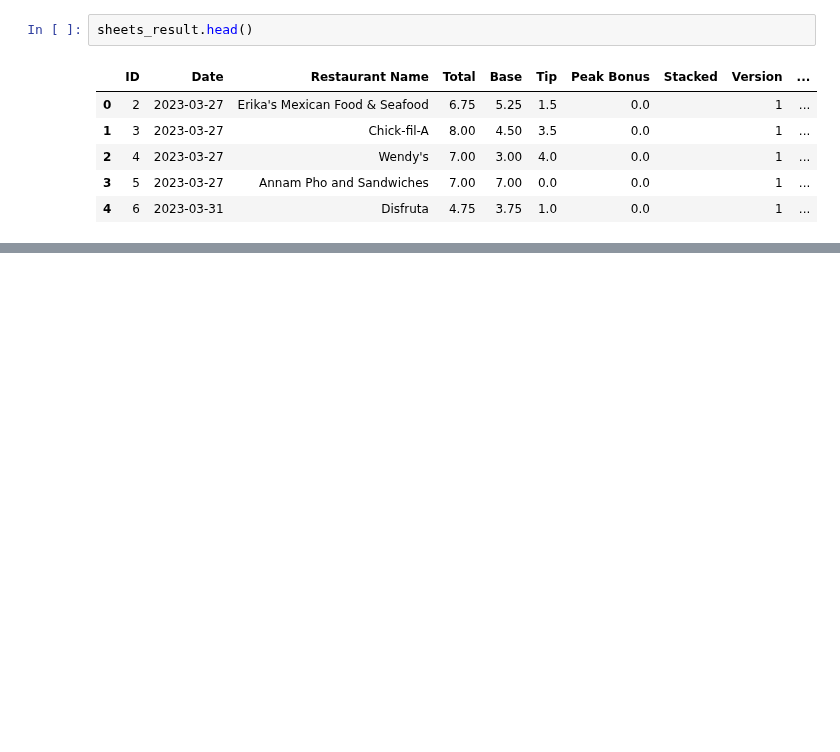
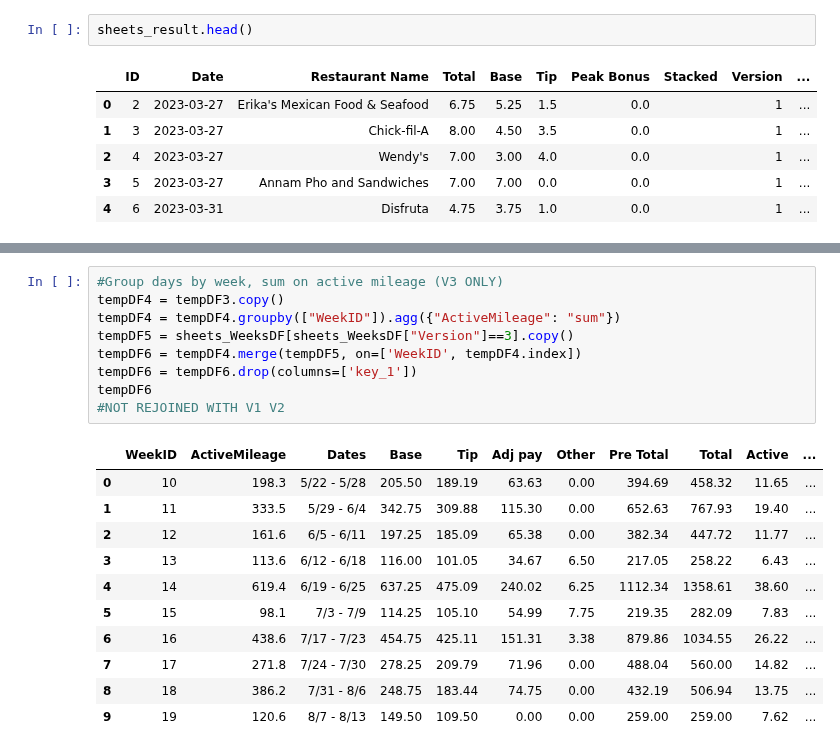
Before and after one commit to Crawford92/DeliveryData, a Jupyter notebook: stats.ipynb, the cells around one changed output, grey strips where cells are left out. Drawn from its saved outputs; the diff is of its cells as text; blank space fills up the shorter version.

```diff
--- a/stats.ipynb
+++ b/stats.ipynb
@@ -567,0 +534,21 @@ tempDF3
+# %%
+#Group days by week, sum on active mileage (V3 ONLY)
+tempDF4 = tempDF3.copy()
+tempDF4 = tempDF4.groupby(["WeekID"]).agg({"ActiveMileage": "sum"})
+tempDF5 = sheets_WeeksDF[sheets_WeeksDF["Version"]==3].copy()
+tempDF6 = tempDF4.merge(tempDF5, on=['WeekID', tempDF4.index])
+tempDF6 = tempDF6.drop(columns=['key_1'])
+tempDF6
+#NOT REJOINED WITH V1 V2
+# %% [output]
+|  | WeekID | ActiveMileage | Dates | Base | Tip | Adj pay | Other | Pre Total | Total | Active | ... |
+| 0 | 10 | 198.3 | 5/22 - 5/28 | 205.50 | 189.19 | 63.63 | 0.00 | 394.69 | 458.32 | 11.65 | ... |
+| 1 | 11 | 333.5 | 5/29 - 6/4 | 342.75 | 309.88 | 115.30 | 0.00 | 652.63 | 767.93 | 19.40 | ... |
+| 2 | 12 | 161.6 | 6/5 - 6/11 | 197.25 | 185.09 | 65.38 | 0.00 | 382.34 | 447.72 | 11.77 | ... |
+| 3 | 13 | 113.6 | 6/12 - 6/18 | 116.00 | 101.05 | 34.67 | 6.50 | 217.05 | 258.22 | 6.43 | ... |
+| 4 | 14 | 619.4 | 6/19 - 6/25 | 637.25 | 475.09 | 240.02 | 6.25 | 1112.34 | 1358.61 | 38.60 | ... |
+| 5 | 15 | 98.1 | 7/3 - 7/9 | 114.25 | 105.10 | 54.99 | 7.75 | 219.35 | 282.09 | 7.83 | ... |
+| 6 | 16 | 438.6 | 7/17 - 7/23 | 454.75 | 425.11 | 151.31 | 3.38 | 879.86 | 1034.55 | 26.22 | ... |
+| 7 | 17 | 271.8 | 7/24 - 7/30 | 278.25 | 209.79 | 71.96 | 0.00 | 488.04 | 560.00 | 14.82 | ... |
+| 8 | 18 | 386.2 | 7/31 - 8/6 | 248.75 | 183.44 | 74.75 | 0.00 | 432.19 | 506.94 | 13.75 | ... |
+| 9 | 19 | 120.6 | 8/7 - 8/13 | 149.50 | 109.50 | 0.00 | 0.00 | 259.00 | 259.00 | 7.62 | ... |
```
Also changed, not shown: parts of 2 cells of this notebook.
